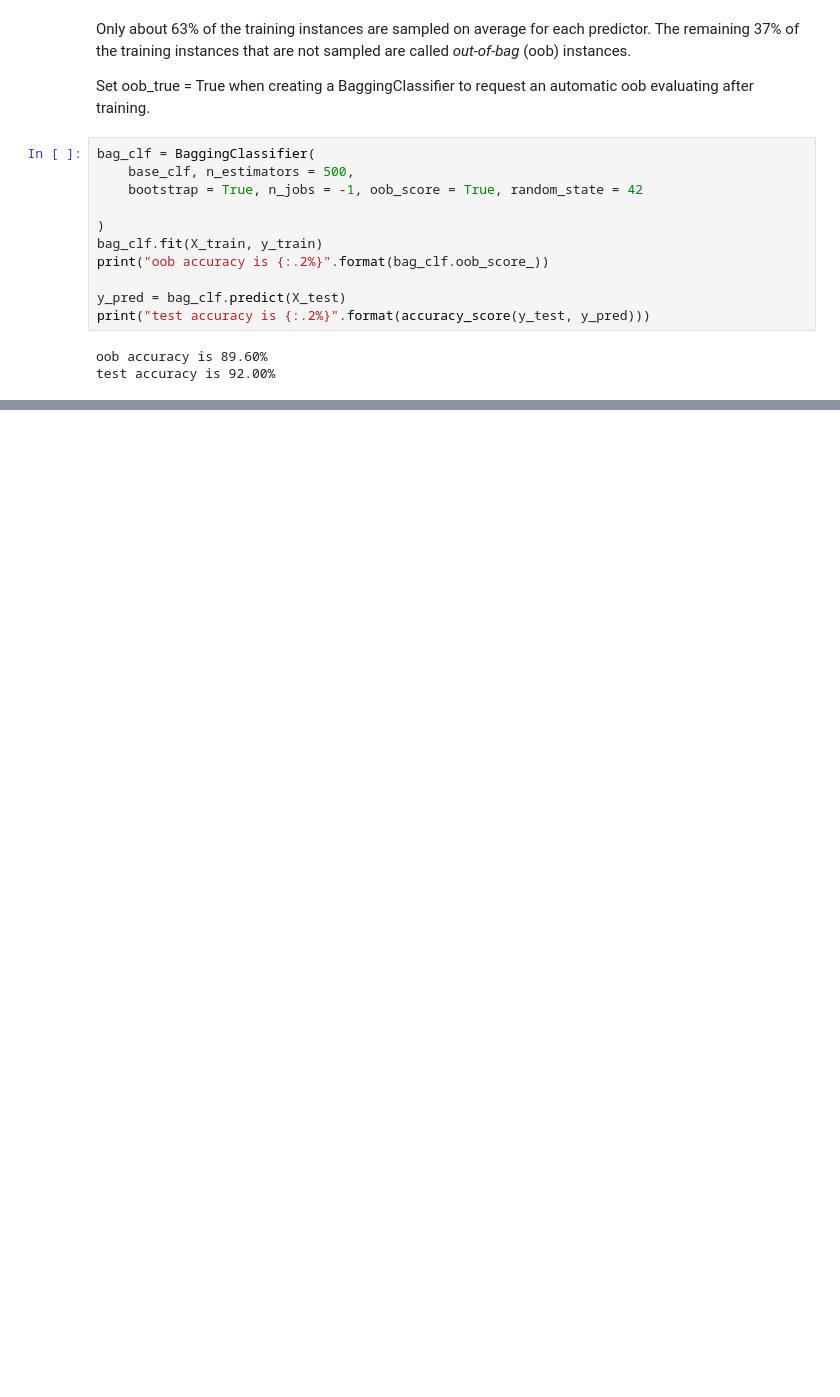
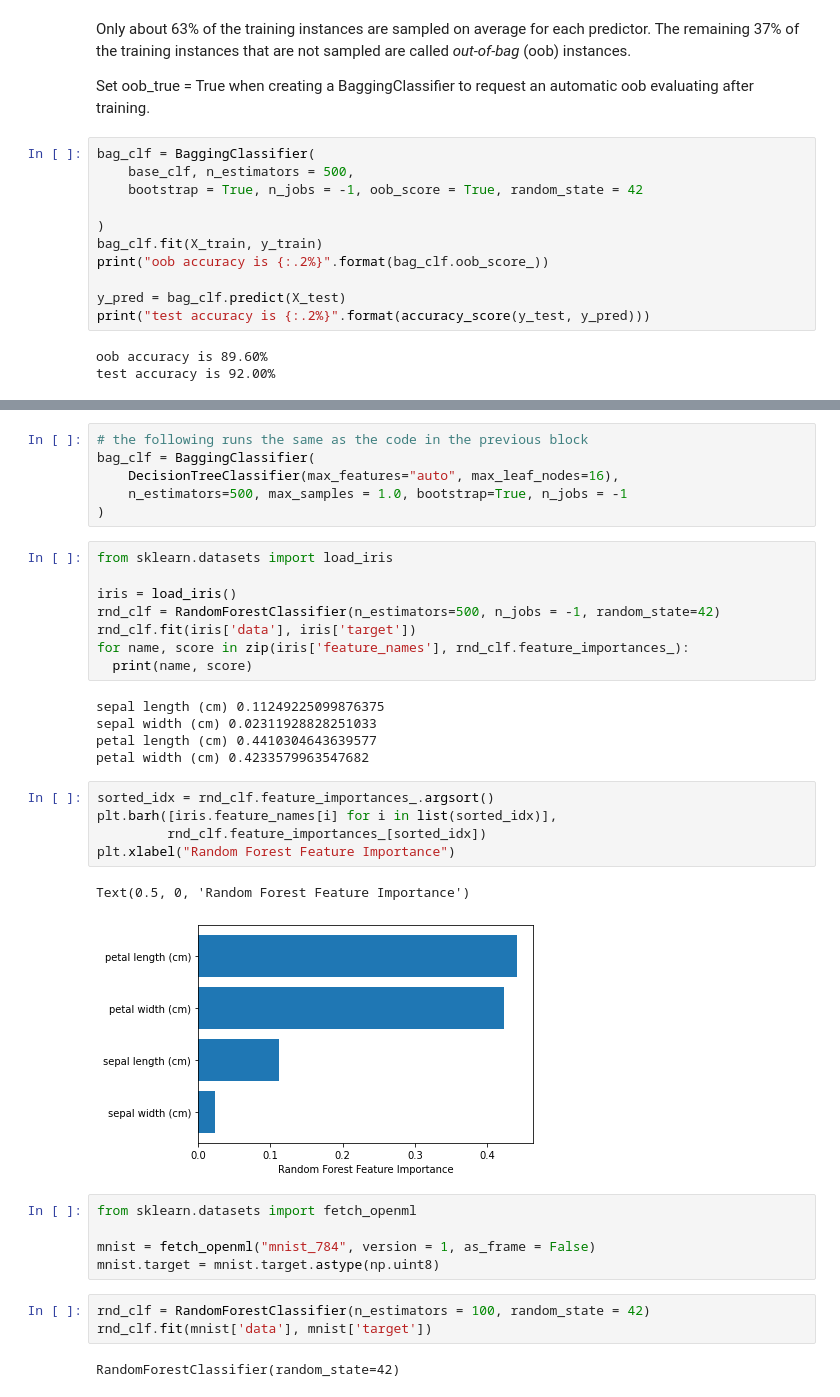
Before and after one commit to jiayuanteng/Hands_on_ML2, a Jupyter notebook: 7_Ensemble_Learning_and_Random_Forests.ipynb, the cells around one changed output, grey strips where cells are left out. Drawn from its saved outputs; the diff is of its cells as text; blank space fills up the shorter version.

```diff
--- a/7_Ensemble_Learning_and_Random_Forests.ipynb
+++ b/7_Ensemble_Learning_and_Random_Forests.ipynb
@@ -204,0 +217,37 @@ array([[0.32352941, 0.67647059],
+# %%
+# the following runs the same as the code in the previous block
+bag_clf = BaggingClassifier(
+    DecisionTreeClassifier(max_features="auto", max_leaf_nodes=16),
+    n_estimators=500, max_samples = 1.0, bootstrap=True, n_jobs = -1
+)
+# %%
+from sklearn.datasets import load_iris
+
+iris = load_iris()
+rnd_clf = RandomForestClassifier(n_estimators=500, n_jobs = -1, random_state=42)
+rnd_clf.fit(iris['data'], iris['target'])
+for name, score in zip(iris['feature_names'], rnd_clf.feature_importances_):
+  print(name, score)
+# %% [output]
+sepal length (cm) 0.11249225099876375
+sepal width (cm) 0.02311928828251033
+petal length (cm) 0.4410304643639577
+petal width (cm) 0.4233579963547682
+# %%
+sorted_idx = rnd_clf.feature_importances_.argsort()
+plt.barh([iris.feature_names[i] for i in list(sorted_idx)],
+         rnd_clf.feature_importances_[sorted_idx])
+plt.xlabel("Random Forest Feature Importance")
+# %% [output]
+Text(0.5, 0, 'Random Forest Feature Importance')
+[figure, added]
+# %%
+from sklearn.datasets import fetch_openml
+
+mnist = fetch_openml("mnist_784", version = 1, as_frame = False)
+mnist.target = mnist.target.astype(np.uint8)
+# %%
+rnd_clf = RandomForestClassifier(n_estimators = 100, random_state = 42)
+rnd_clf.fit(mnist['data'], mnist['target'])
+# %% [output]
+RandomForestClassifier(random_state=42)
```
Also changed, not shown: parts of 10 cells of this notebook.
